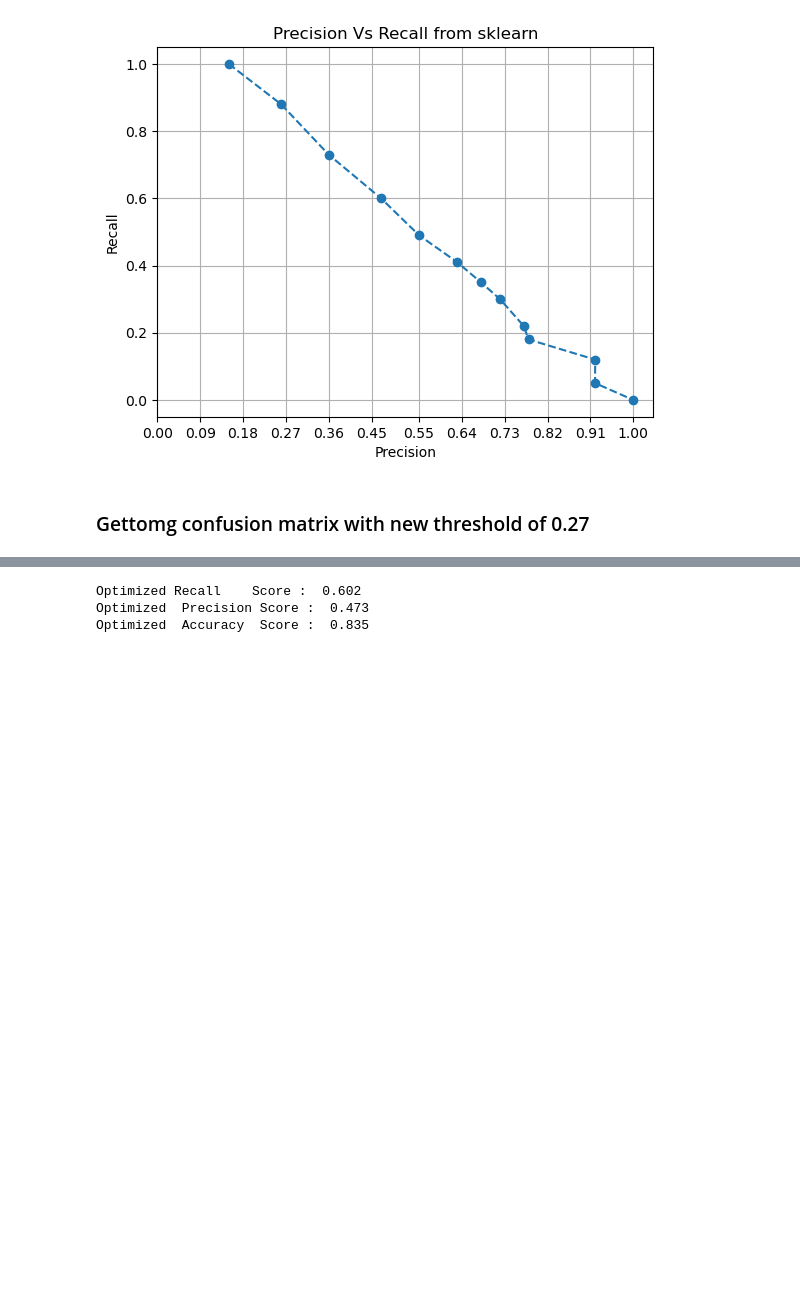
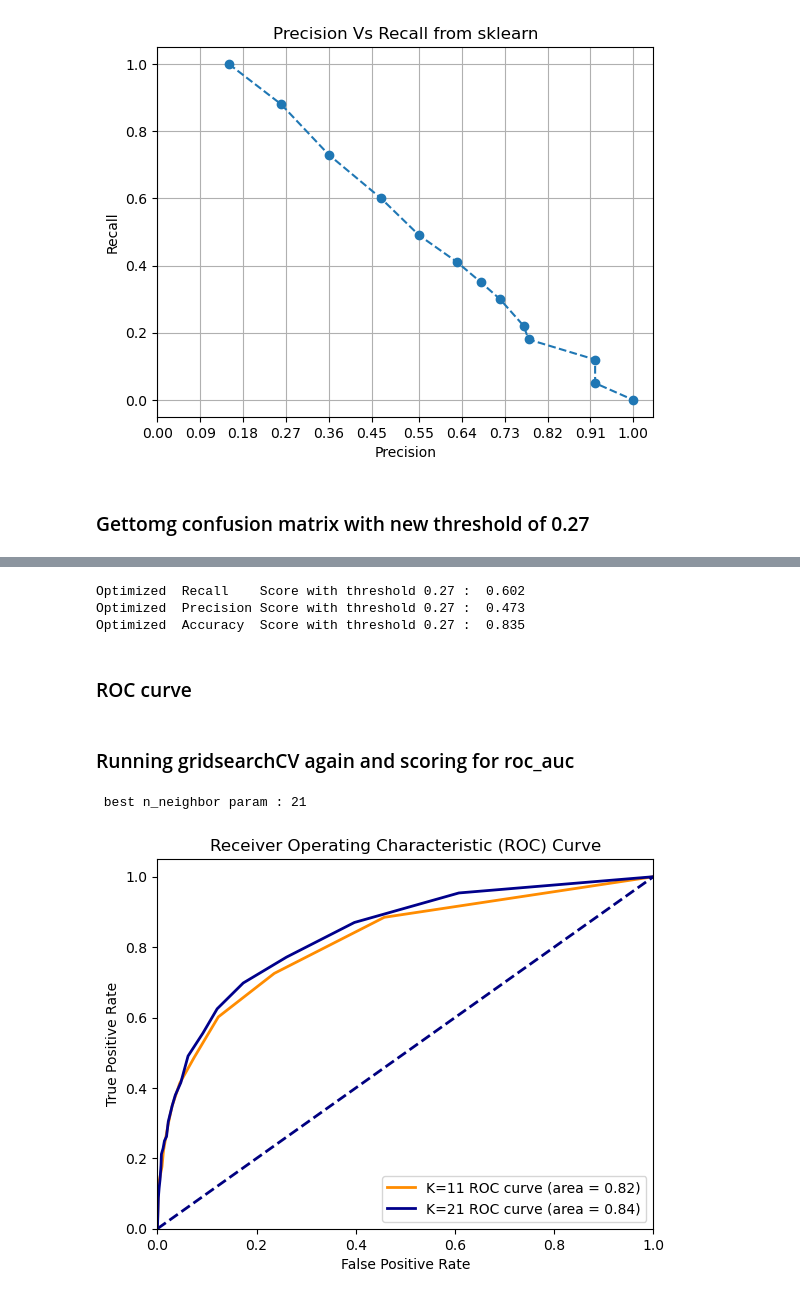
Before and after one commit to er-robins/Online_shoppers_Purchasing_Intentions, a Jupyter notebook: Online_shoppers_purchasing_intentions.ipynb, the cells around one changed output, grey strips where cells are left out. Saved outputs shown, nothing was run; the diff lists cells and outputs as text; code cells hidden in the pictures; blank space fills up the shorter version.

Commit message:
Added ROC, Gridsearch for ROC

```diff
--- a/Online_shoppers_purchasing_intentions.ipynb
+++ b/Online_shoppers_purchasing_intentions.ipynb
@@ -275,8 +301,45 @@ plt.show()
 # %%
-print (f'Optimized Recall    Score : {recall_score(y_test, optimized_shopping_preds, pos_label=True) : .3f}')
-print(f'Optimized  Precision Score : {precision_score(y_test, optimized_shopping_preds, pos_label=True) : .3f}')
-print(f'Optimized  Accuracy  Score : {accuracy_score(y_test, optimized_shopping_preds) : .3f}')
+print(f'Optimized  Recall    Score with threshold {optimized_threshold} : {recall_score(y_test, optimized_shopping_preds, pos_label=True) : .3f}')
+print(f'Optimized  Precision Score with threshold {optimized_threshold} : {precision_score(y_test, optimized_shopping_preds, pos_label=True) : .3f}')
+print(f'Optimized  Accuracy  Score with threshold {optimized_threshold} : {accuracy_score(y_test, optimized_shopping_preds) : .3f}')
 # %% [output]
-Optimized Recall    Score :  0.602
-Optimized  Precision Score :  0.473
-Optimized  Accuracy  Score :  0.835
+Optimized  Recall    Score with threshold 0.27 :  0.602
+Optimized  Precision Score with threshold 0.27 :  0.473
+Optimized  Accuracy  Score with threshold 0.27 :  0.835
+# %% [markdown]
+### ROC curve
+# %% [markdown]
+### Running gridsearchCV again and scoring for roc_auc
+# %%
+shopping_grid_roc = GridSearchCV(knn_pipe, param_grid={'knn__n_neighbors' : range(1, 23, 2)}, scoring='roc_auc') # by default it uses accuracy, options are accuracy, precision and recall
+shopping_grid_roc.fit(X_train, y_train)
+shopping_preds_roc = shopping_grid_roc.best_estimator_.predict(X_test)
+print(f' best n_neighbor param : {shopping_grid_roc.best_params_["knn__n_neighbors"]}')
+shopping_preds_proba_roc = shopping_grid_roc.best_estimator_.predict_proba(X_test)
+#shopping_preds_proba
+# %% [output]
+ best n_neighbor param : 21
+# %%
+fpr, tpr, thresh_roc = '','',''
+fpr_roc, tpr_roc, thresh_roc_roc = '','',''
+
+fpr, tpr, thresh_roc = roc_curve(y_test, shopping_preds_proba[:,1], pos_label=True)
+roc_auc = roc_auc_score(y_test,shopping_preds_proba[:,1])
+
+fpr_roc, tpr_roc, thresh_roc_roc = roc_curve(y_test, shopping_preds_proba_roc[:,1], pos_label=True)
+roc_roc_auc = roc_auc_score(y_test,shopping_preds_proba_roc[:,1])
+
+# Plot ROC curve
+plt.figure()
+plt.plot(fpr,tpr, color = 'darkorange', lw=2, label=f'K=11 ROC curve (area = {roc_auc :.2f})')
+plt.plot(fpr_roc,tpr_roc, color = 'darkblue', lw=2, label=f'K=21 ROC curve (area = {roc_roc_auc :.2f})')
+plt.plot([0,1], [0,1], color = 'navy', lw=2, linestyle='--')
+plt.xlim([0.0, 1.0])
+plt.ylim([0.0, 1.05])
+plt.xlabel('False Positive Rate')
+plt.ylabel('True Positive Rate')
+plt.title('Receiver Operating Characteristic (ROC) Curve')
+plt.legend(loc="lower right")
+plt.show()
+# %% [output]
+[figure, added]
```
Also changed, not shown: parts of 11 cells of this notebook.
